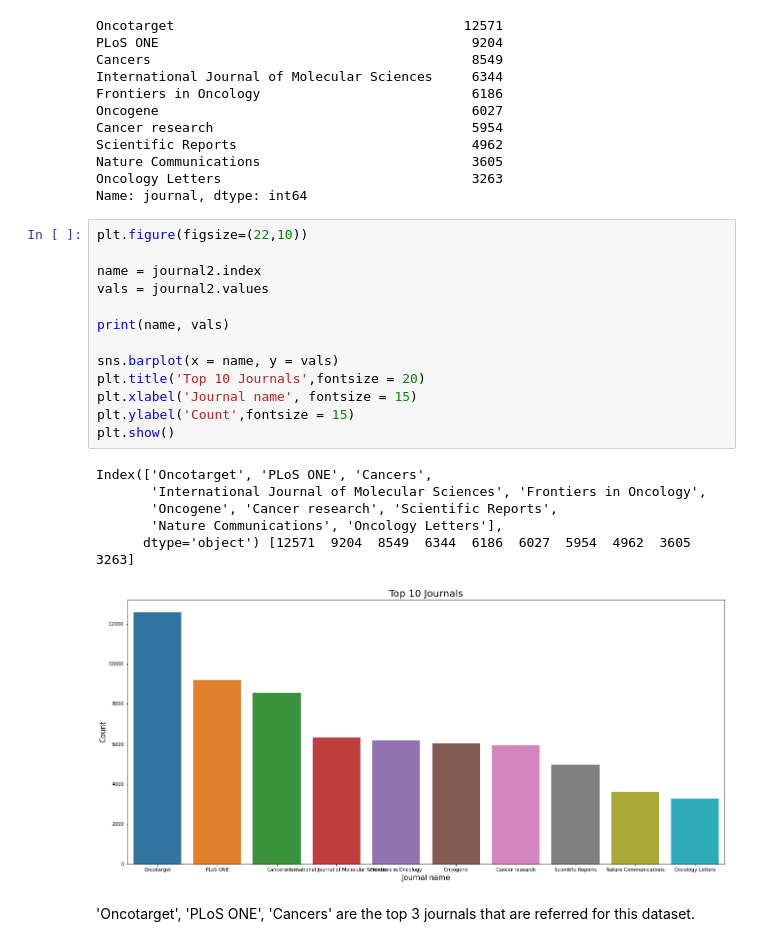
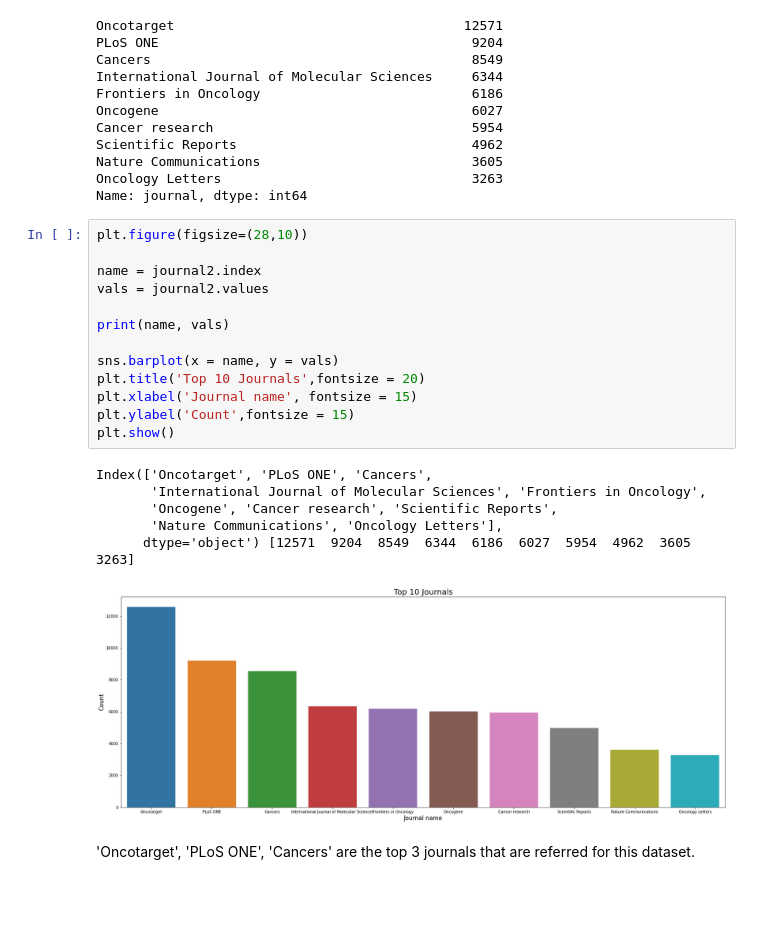
Before and after one commit to dldisha/IntiLP, a Jupyter notebook: Cancermine_EDA.ipynb, the cells around one changed output. Saved outputs shown, nothing was run; the diff lists cells and outputs as text; blank space fills up the shorter version.

```diff
--- a/Cancermine_EDA.ipynb
+++ b/Cancermine_EDA.ipynb
@@ -222,25 +222,25 @@ Nature Communications                           3605
 Oncology Letters                                3263
 Name: journal, dtype: int64
 # %%
-plt.figure(figsize=(22,10))
+plt.figure(figsize=(28,10))
 
 name = journal2.index
 vals = journal2.values
 
 print(name, vals)
 
 sns.barplot(x = name, y = vals)
 plt.title('Top 10 Journals',fontsize = 20)
 plt.xlabel('Journal name', fontsize = 15)
 plt.ylabel('Count',fontsize = 15)
 plt.show()
 # %% [output]
 Index(['Oncotarget', 'PLoS ONE', 'Cancers',
        'International Journal of Molecular Sciences', 'Frontiers in Oncology',
        'Oncogene', 'Cancer research', 'Scientific Reports',
        'Nature Communications', 'Oncology Letters'],
       dtype='object') [12571  9204  8549  6344  6186  6027  5954  4962  3605  3263]
-[figure, old version]
+[figure, new version]
 # %% [markdown]
 'Oncotarget', 'PLoS ONE', 'Cancers' are the top 3 journals that are referred for this dataset.
 # %% [markdown]
```
Also changed, not shown: parts of 19 cells of this notebook.
